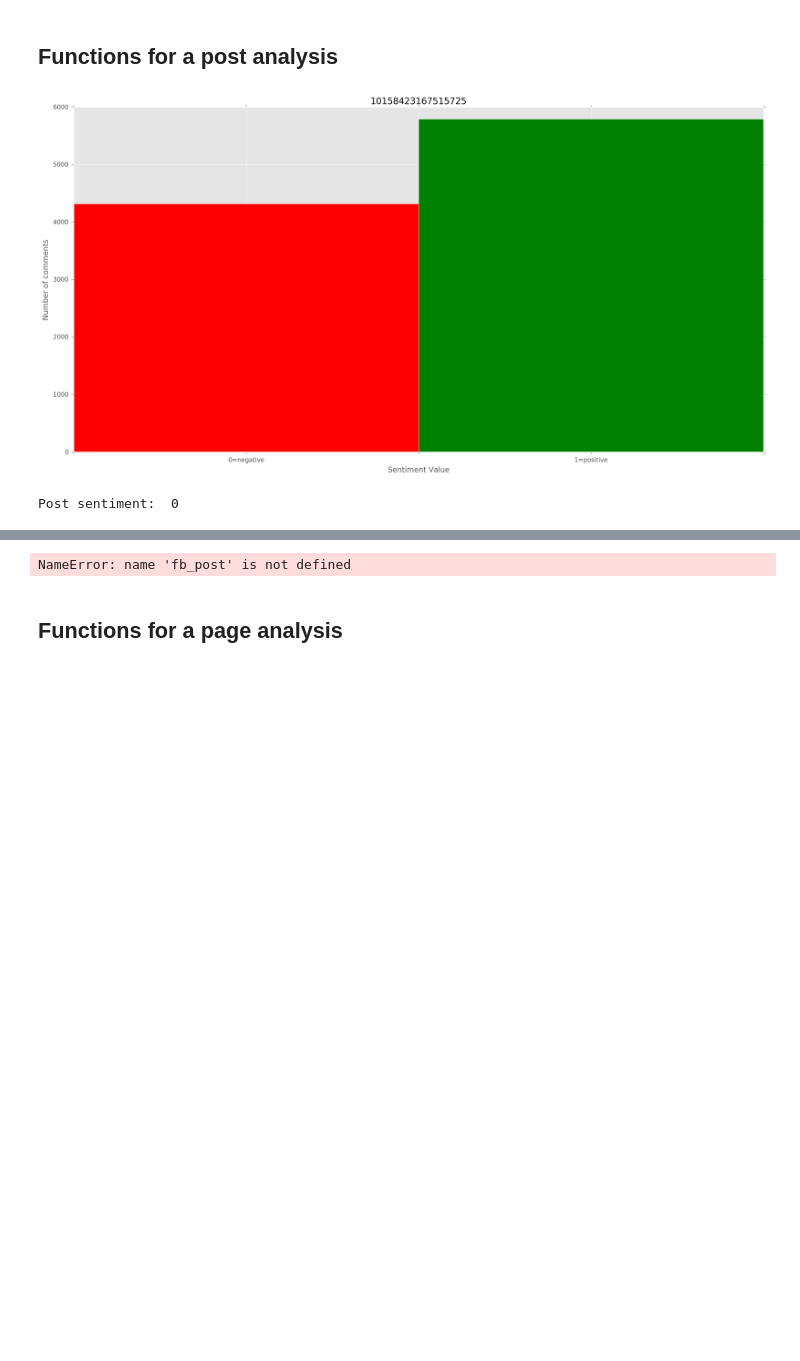
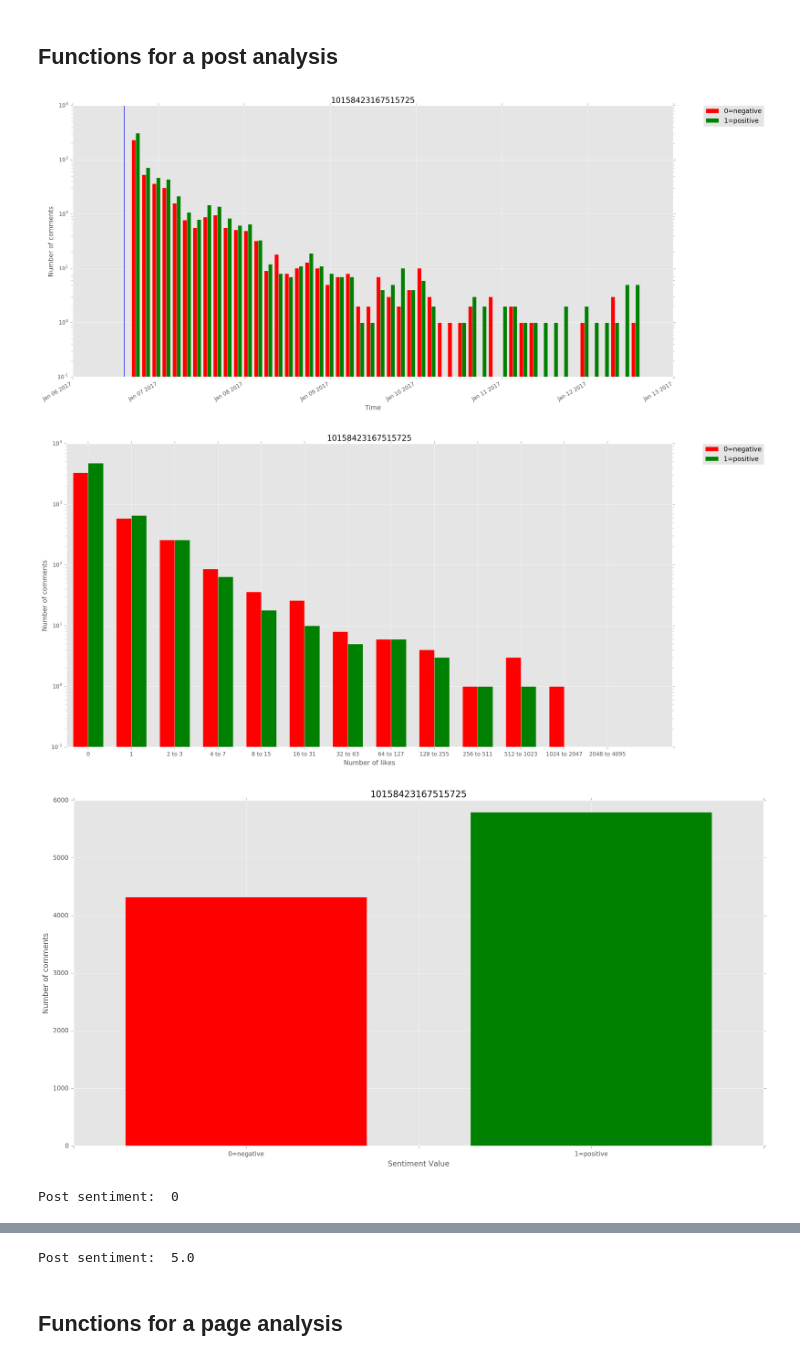
Before and after one commit to meryemwehbe/NTDS_Project, a Jupyter notebook: myProject.ipynb, the cells around one changed output, grey strips where cells are left out. Saved outputs shown, nothing was run; the diff lists cells and outputs as text; code cells hidden in the pictures; blank space fills up the shorter version.

```diff
--- a/myProject.ipynb
+++ b/myProject.ipynb
@@ -1174,20 +1205,22 @@ def ReactionToAPost(fb,sentiment_type):
     return
 # %%
 #test
-#SentimentVSTimefForAPost(fb_post_b,'binary',50)
-#SentimentVSCommentsLikes(fb_post_b,'binary')
+SentimentVSTimefForAPost(fb_post_b,'binary',50)
+SentimentVSCommentsLikes(fb_post_b,'binary')
 ReactionToAPost(fb_post_b,'binary')
 post_sentiment=fb_post_b['post sentiment']
 post_sentiment=post_sentiment[1]
 print("Post sentiment: ", post_sentiment)
 
 #test
 SentimentVSTimefForAPost(fb_post,'five',50)
 SentimentVSCommentsLikes(fb_post,'five')
 ReactionToAPost(fb_post,'five')
 post_sentiment=fb_post['post sentiment']
 post_sentiment=post_sentiment[1]
 print("Post sentiment: ", post_sentiment)
 # %% [output]
-[figure, old version]
+[figure, new version]
+[figure, added]
+[figure, added]
 Post sentiment:  0
@@ -1194,4 +1230,4 @@ Post sentiment:  0
-NameError: name 'fb_post' is not defined
+Post sentiment:  5.0
 # %% [markdown]
 ## Functions for a page analysis
 # %%
```
Also changed, not shown: parts of 19 cells of this notebook.
